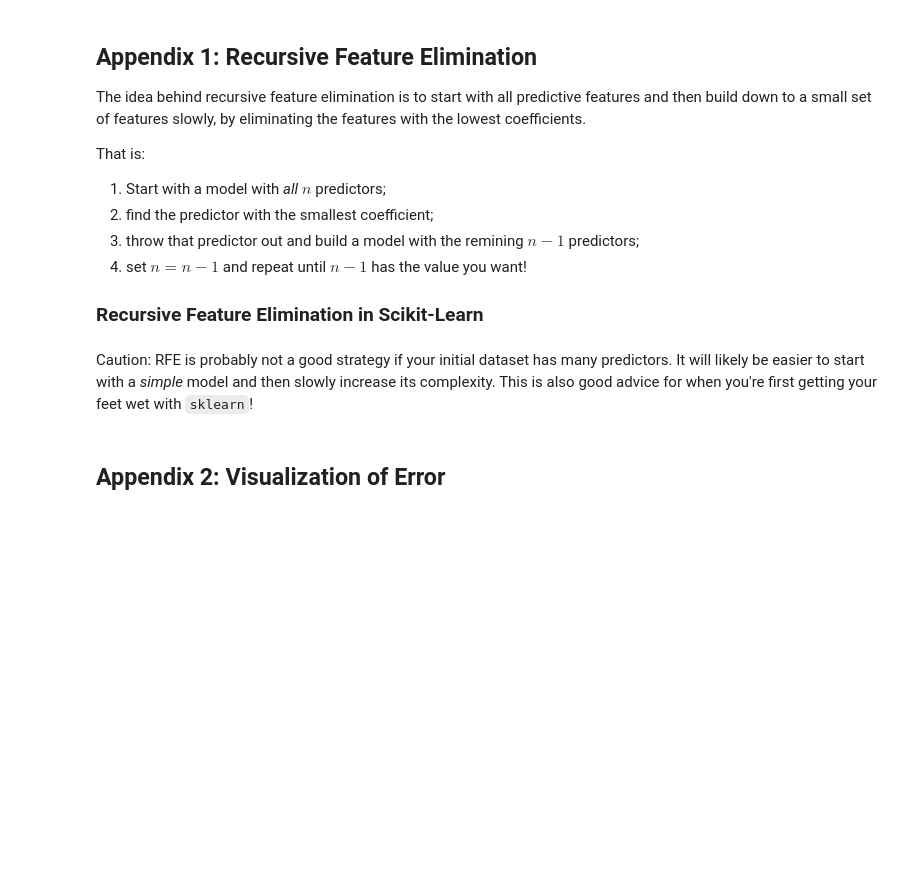
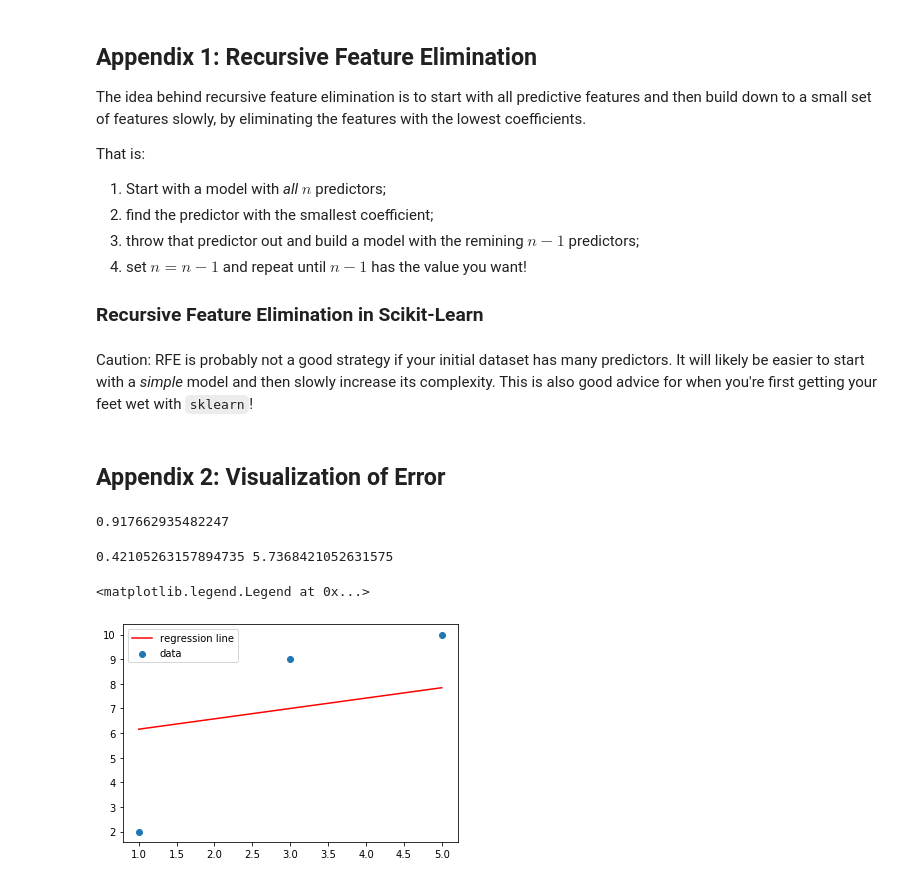
Before and after one commit to lecritch/linear_regression_seattle-ds, a Jupyter notebook: linear_regression.ipynb, the cells around one changed output. Saved outputs shown, nothing was run; the diff lists cells and outputs as text; code cells hidden in the pictures; blank space fills up the shorter version.

```diff
--- a/linear_regression.ipynb
+++ b/linear_regression.ipynb
@@ -649,3 +675,29 @@ ax.set_ylabel('y-intercept')
 ax.set_zlabel('sum of squared errors')
 plt.title('Error as a function of slope and y-intercept');
 plt.savefig('images/contourPlotSSE')
+# %%
+import numpy as np
+import matplotlib.pyplot as plt
+x = np.array([1, 3, 5])
+y = np.array([2, 9, 10])
+xmean = np.mean(x)
+ymean = np.mean(y)
+rnum = sum((x - xmean)*(y - ymean))
+rden = np.sqrt(sum((x - xmean)**2)) * np.sqrt(sum((y - ymean)**2))
+r = rnum/rden
+r
+# %% [output]
+0.917662935482247
+# %%
+beta1 = r*(np.std(x)/np.std(y))
+beta0 = ymean - beta1*xmean
+print(beta1, beta0)
+# %% [output]
+0.42105263157894735 5.7368421052631575
+# %%
+plt.scatter(x, y, label = 'data')
+plt.plot(x, beta0 + beta1*x, color = 'red', label = 'regression line')
+plt.legend()
+# %% [output]
+<matplotlib.legend.Legend at 0x...>
+[figure, added]
```
Also changed, not shown: parts of 12 cells of this notebook.
